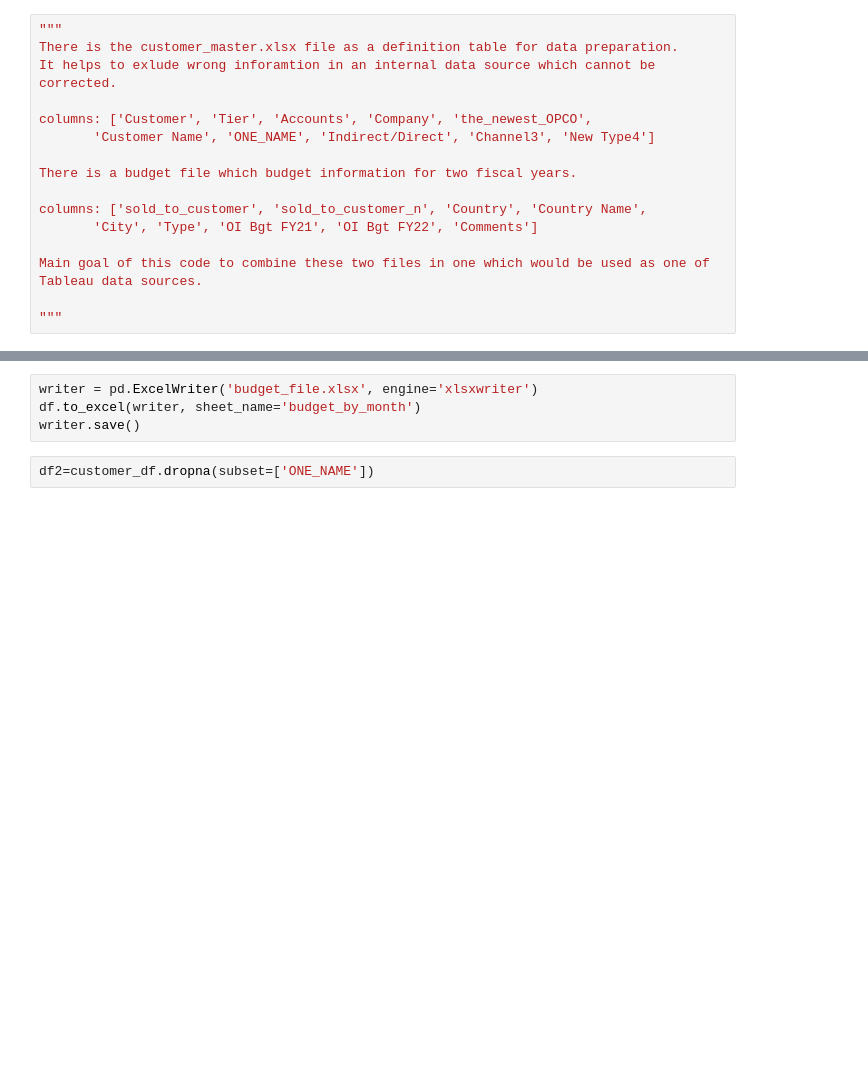
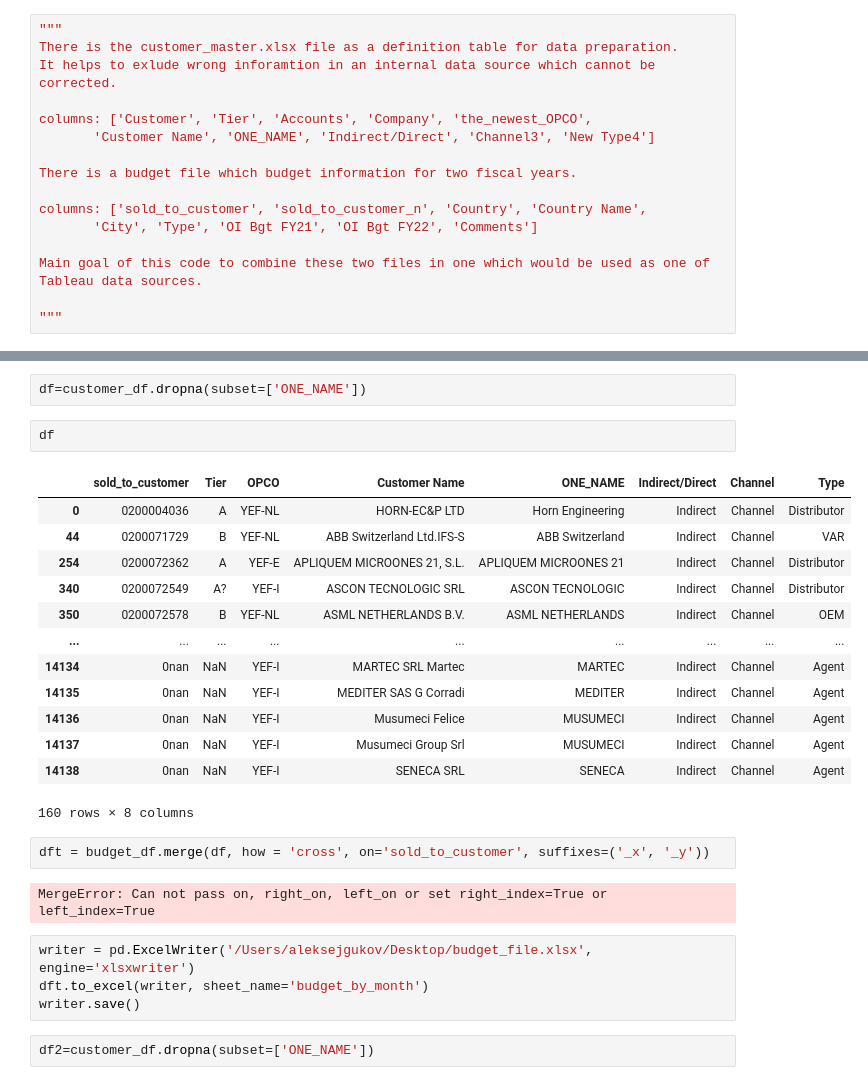
Before and after one commit to alexey198631/data_preps, a Jupyter notebook: prj_23001_dashborad_prep/budget_file_source_prep.ipynb, the cells around one changed output, grey strips where cells are left out. Cells and saved outputs as stored; diff of their text form; blank space fills up the shorter version.

```diff
--- a/prj_23001_dashborad_prep/budget_file_source_prep.ipynb
+++ b/prj_23001_dashborad_prep/budget_file_source_prep.ipynb
@@ -38,6 +53,28 @@ df = budget_df.join(customer_df, on='sold_to_customer', how = 'left', lsuffix =
+# %%
+df=customer_df.dropna(subset=['ONE_NAME'])
+# %%
+df
+# %% [output]
+|  | sold_to_customer | Tier | OPCO | Customer Name | ONE_NAME | Indirect/Direct | Channel | Type |
+| 0 | 0200004036 | A | YEF-NL | HORN-EC&P LTD | Horn Engineering | Indirect | Channel | Distributor |
+| 44 | 0200071729 | B | YEF-NL | ABB Switzerland Ltd.IFS-S | ABB Switzerland | Indirect | Channel | VAR |
+| 254 | 0200072362 | A | YEF-E | APLIQUEM MICROONES 21, S.L. | APLIQUEM MICROONES 21 | Indirect | Channel | Distributor |
+| 340 | 0200072549 | A? | YEF-I | ASCON TECNOLOGIC SRL | ASCON TECNOLOGIC | Indirect | Channel | Distributor |
+| 350 | 0200072578 | B | YEF-NL | ASML NETHERLANDS B.V. | ASML NETHERLANDS | Indirect | Channel | OEM |
+| ... | ... | ... | ... | ... | ... | ... | ... | ... |
+| 14134 | 0nan | NaN | YEF-I | MARTEC SRL Martec | MARTEC | Indirect | Channel | Agent |
+| 14135 | 0nan | NaN | YEF-I | MEDITER SAS G Corradi | MEDITER | Indirect | Channel | Agent |
+| 14136 | 0nan | NaN | YEF-I | Musumeci Felice | MUSUMECI | Indirect | Channel | Agent |
+| 14137 | 0nan | NaN | YEF-I | Musumeci Group Srl | MUSUMECI | Indirect | Channel | Agent |
+| 14138 | 0nan | NaN | YEF-I | SENECA SRL | SENECA | Indirect | Channel | Agent |
+160 rows × 8 columns
+# %%
+dft = budget_df.merge(df, how = 'cross', on='sold_to_customer', suffixes=('_x', '_y'))
+# %% [output]
+MergeError: Can not pass on, right_on, left_on or set right_index=True or left_index=True
 # %%
-writer = pd.ExcelWriter('budget_file.xlsx', engine='xlsxwriter')
-df.to_excel(writer, sheet_name='budget_by_month')
+writer = pd.ExcelWriter('/Users/aleksejgukov/Desktop/budget_file.xlsx', engine='xlsxwriter')
+dft.to_excel(writer, sheet_name='budget_by_month')
 writer.save()
 # %%
 df2=customer_df.dropna(subset=['ONE_NAME'])
```
Also changed, not shown: parts of 18 cells of this notebook, 1 other file.
